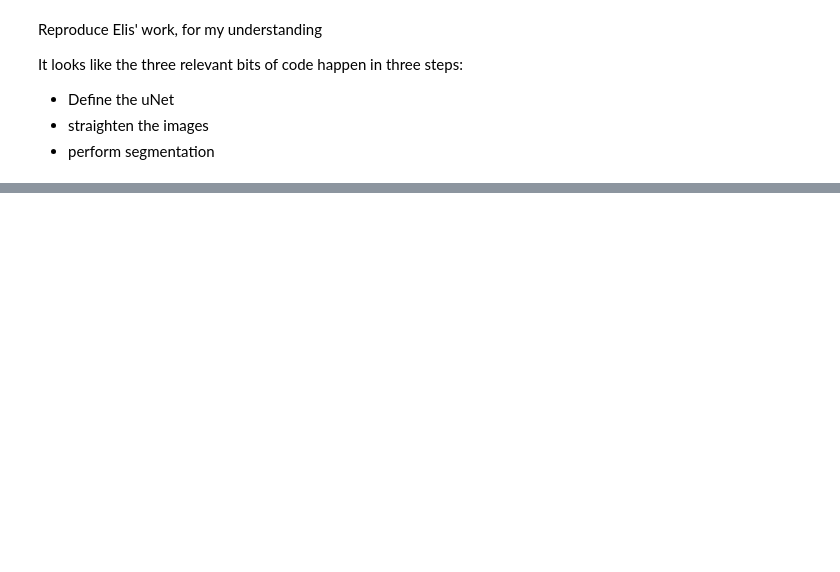
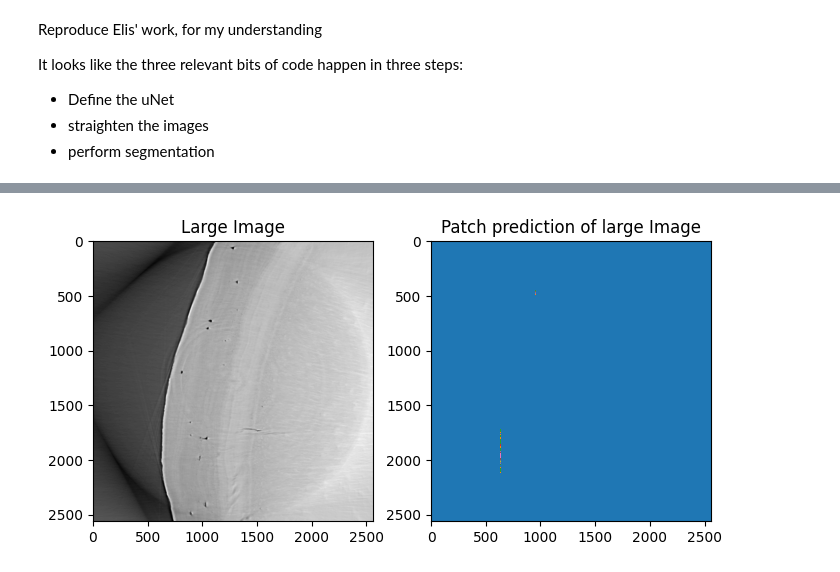
Before and after one commit to richard-lane/cementum, a Jupyter notebook: pipeline/reproduce.ipynb, the cells around one changed output, grey strips where cells are left out. Cells and saved outputs as stored; diff of their text form; code cells hidden in the pictures; blank space fills up the shorter version.

```diff
--- a/pipeline/reproduce.ipynb
+++ b/pipeline/reproduce.ipynb
@@ -235,0 +270,45 @@ Apply to one of the large images
+# %%
+"""
+Apply to one of the large images
+
+"""
+from patchify import patchify, unpatchify
+from keras.utils import normalize
+
+large_images = np.asarray(full_size_images)
+large_image = large_images[1, :, :]
+
+# This will split the image into small images of shape [3,3]
+patches = patchify(
+    large_image, (IMG_HEIGHT, IMG_WIDTH), step=IMG_WIDTH
+)  # Step=256 for 256 patches means no overlap
+
+predicted_patches = []
+for i in range(patches.shape[0]):
+    for j in range(patches.shape[1]):
+        single_patch = patches[i, j, :, :]
+        single_patch_norm = np.expand_dims(normalize(np.array(single_patch), axis=1), 2)
+        single_patch_input = np.expand_dims(single_patch_norm, 0)
+        single_patch_prediction = model.predict(single_patch_input, verbose=0)
+        single_patch_predicted_img = np.argmax(single_patch_prediction, axis=3)[0, :, :]
+
+        predicted_patches.append(single_patch_predicted_img)
+
+predicted_patches = np.array(predicted_patches)
+
+predicted_patches_reshaped = np.reshape(
+    predicted_patches, (patches.shape[0], patches.shape[1], IMG_HEIGHT, IMG_WIDTH)
+)
+
+reconstructed_image = unpatchify(predicted_patches_reshaped, large_image.shape)
+
+plt.figure(figsize=(8, 8))
+plt.subplot(221)
+plt.title("Large Image")
+plt.imshow(large_image, cmap="gray")
+plt.subplot(222)
+plt.title("Patch prediction of large Image")
+plt.imshow(reconstructed_image, cmap="tab10")
+plt.show()
+# %% [output]
+[figure, added]
```
Also changed, not shown: parts of 8 cells of this notebook, 2 other files.
